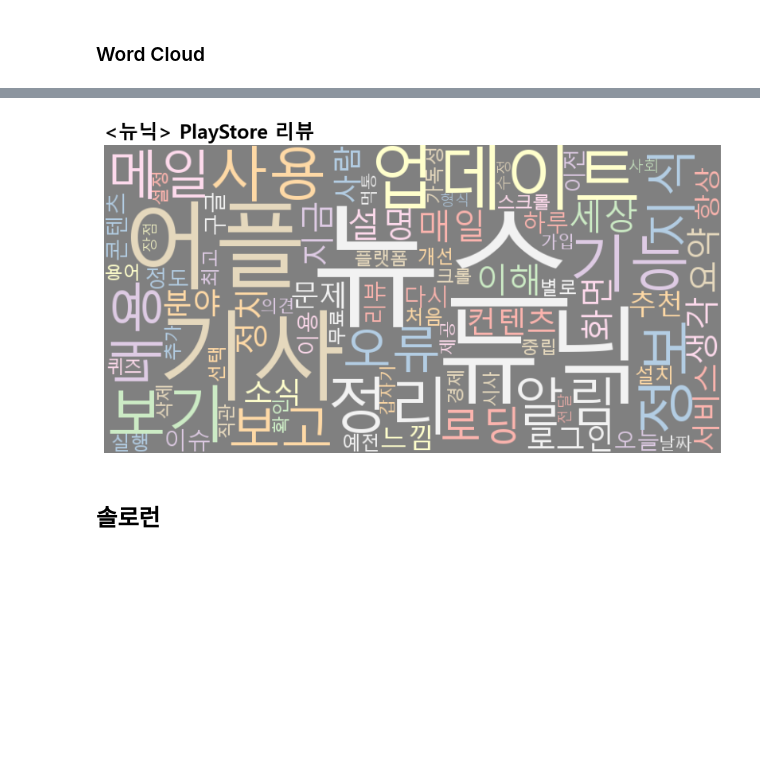
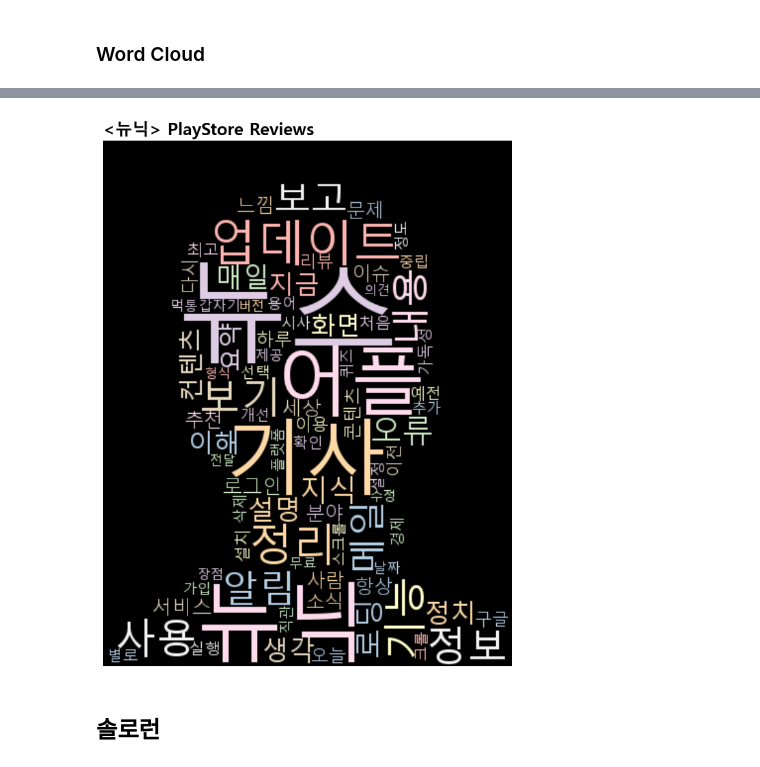
Before and after one commit to YoonseokChoi/EdTech, a Jupyter notebook: Ideathon/경쟁&유사업체 분석.ipynb, the cells around one changed output, grey strips where cells are left out. Cells and saved outputs as stored; diff of their text form; code cells hidden in the pictures; blank space fills up the shorter version.

```diff
--- a/Ideathon/경쟁&유사업체 분석.ipynb
+++ b/Ideathon/경쟁&유사업체 분석.ipynb
@@ -170,12 +169,12 @@ def get_WordCloud(df, title):
 
     top_words = word_freq.most_common(80)
 #     print("상위 50개 단어:", top_100_words)  # 상위 50개 단어 출력
-
+    bubble_mask = np.array(Image.open('../../ㅇㅇ/YoonseokChoi.jpg'))
     wordcloud = WordCloud(
         font_path="C:\\Windows\\Fonts\\malgun.ttf",  # Windows 한글 폰트 경로
-        width=800,
-        height=400,
-        background_color='grey',  # 배경색
+#         width=800,
+#         height=400,
+        background_color='black',  # 배경색
         colormap='Pastel1',  # 색상 맵 (색상 팔레트)
 #         max_font_size=200,  # 최대 폰트 크기
 #         min_font_size=10,  # 최소 폰트 크기
@@ -183,11 +182,12 @@ def get_WordCloud(df, title):
 #         contour_color='black',  # 단어 클라우드 외곽선 색상
 #         contour_width=1,  # 외곽선 두께
 #         random_state=42,  # 결과 일관성 유지
+        mask = bubble_mask
 
     ).generate_from_frequencies(dict(top_words))
 
     # 워드 클라우드 출력
-    plt.figure(figsize=(10, 10))
+    plt.figure(figsize=(10,10))
     plt.title(title, fontsize=18, fontweight='bold', loc = 'left')
     plt.imshow(wordcloud, interpolation='bilinear')
     plt.axis('off')
@@ -223,7 +228,7 @@ get_WordCloud(cdv_df, "<코딩밸리> PlayStore Reviews")
 # %%
-get_WordCloud(nn_df, '<뉴닉> PlayStore 리뷰')
+get_WordCloud(nn_df, '<뉴닉> PlayStore Reviews')
 # %% [output]
-[figure, old version]
+[figure, new version]
 # %% [markdown]
 ## 솔로런
 # %% [markdown]
```
Also changed, not shown: parts of 11 cells of this notebook, 15 other files.
